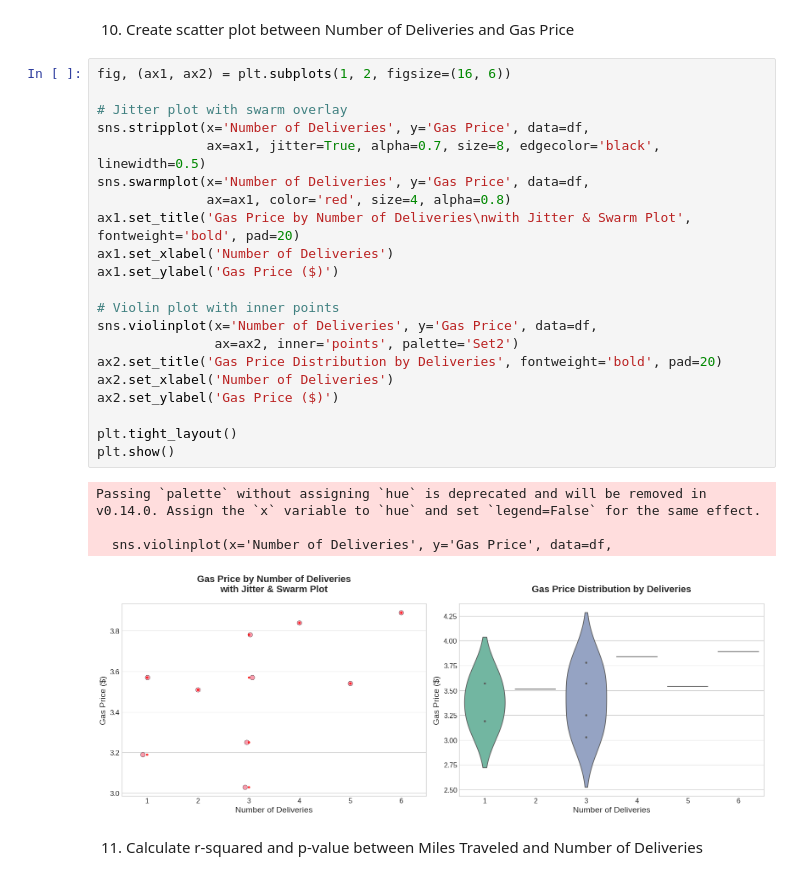
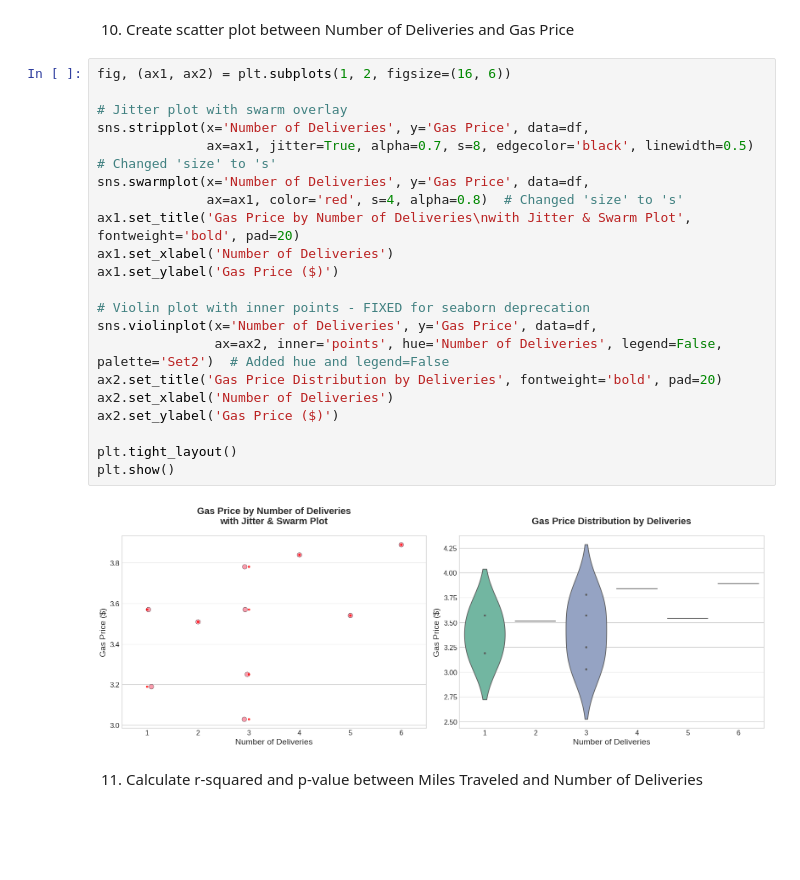
Before and after one commit to flexycode/CCMACLRL_EXERCISES_COM231ML, a Jupyter notebook: Lab/Lab-Exercise-2B/Exercise2B-R-squared.ipynb, the cells around one changed output. Cells and saved outputs as stored; diff of their text form; blank space fills up the shorter version.

```diff
--- a/Lab/Lab-Exercise-2B/Exercise2B-R-squared.ipynb
+++ b/Lab/Lab-Exercise-2B/Exercise2B-R-squared.ipynb
@@ -256,29 +252,26 @@ plt.show()
 # %%
 fig, (ax1, ax2) = plt.subplots(1, 2, figsize=(16, 6))
 
 # Jitter plot with swarm overlay
 sns.stripplot(x='Number of Deliveries', y='Gas Price', data=df,
-              ax=ax1, jitter=True, alpha=0.7, size=8, edgecolor='black', linewidth=0.5)
+              ax=ax1, jitter=True, alpha=0.7, s=8, edgecolor='black', linewidth=0.5)  # Changed 'size' to 's'
 sns.swarmplot(x='Number of Deliveries', y='Gas Price', data=df,
-              ax=ax1, color='red', size=4, alpha=0.8)
+              ax=ax1, color='red', s=4, alpha=0.8)  # Changed 'size' to 's'
 ax1.set_title('Gas Price by Number of Deliveries\nwith Jitter & Swarm Plot', fontweight='bold', pad=20)
 ax1.set_xlabel('Number of Deliveries')
 ax1.set_ylabel('Gas Price ($)')
 
-# Violin plot with inner points
+# Violin plot with inner points - FIXED for seaborn deprecation
 sns.violinplot(x='Number of Deliveries', y='Gas Price', data=df,
-               ax=ax2, inner='points', palette='Set2')
+               ax=ax2, inner='points', hue='Number of Deliveries', legend=False, palette='Set2')  # Added hue and legend=False
 ax2.set_title('Gas Price Distribution by Deliveries', fontweight='bold', pad=20)
 ax2.set_xlabel('Number of Deliveries')
 ax2.set_ylabel('Gas Price ($)')
 
 plt.tight_layout()
 plt.show()
 # %% [output]
-Passing `palette` without assigning `hue` is deprecated and will be removed in v0.14.0. Assign the `x` variable to `hue` and set `legend=False` for the same effect.
-
-  sns.violinplot(x='Number of Deliveries', y='Gas Price', data=df,
-[figure, old version]
+[figure, new version]
 # %% [markdown]
 11. Calculate r-squared and p-value between Miles Traveled and Number of Deliveries
 # %%
```
Also changed, not shown: parts of 9 cells of this notebook.
